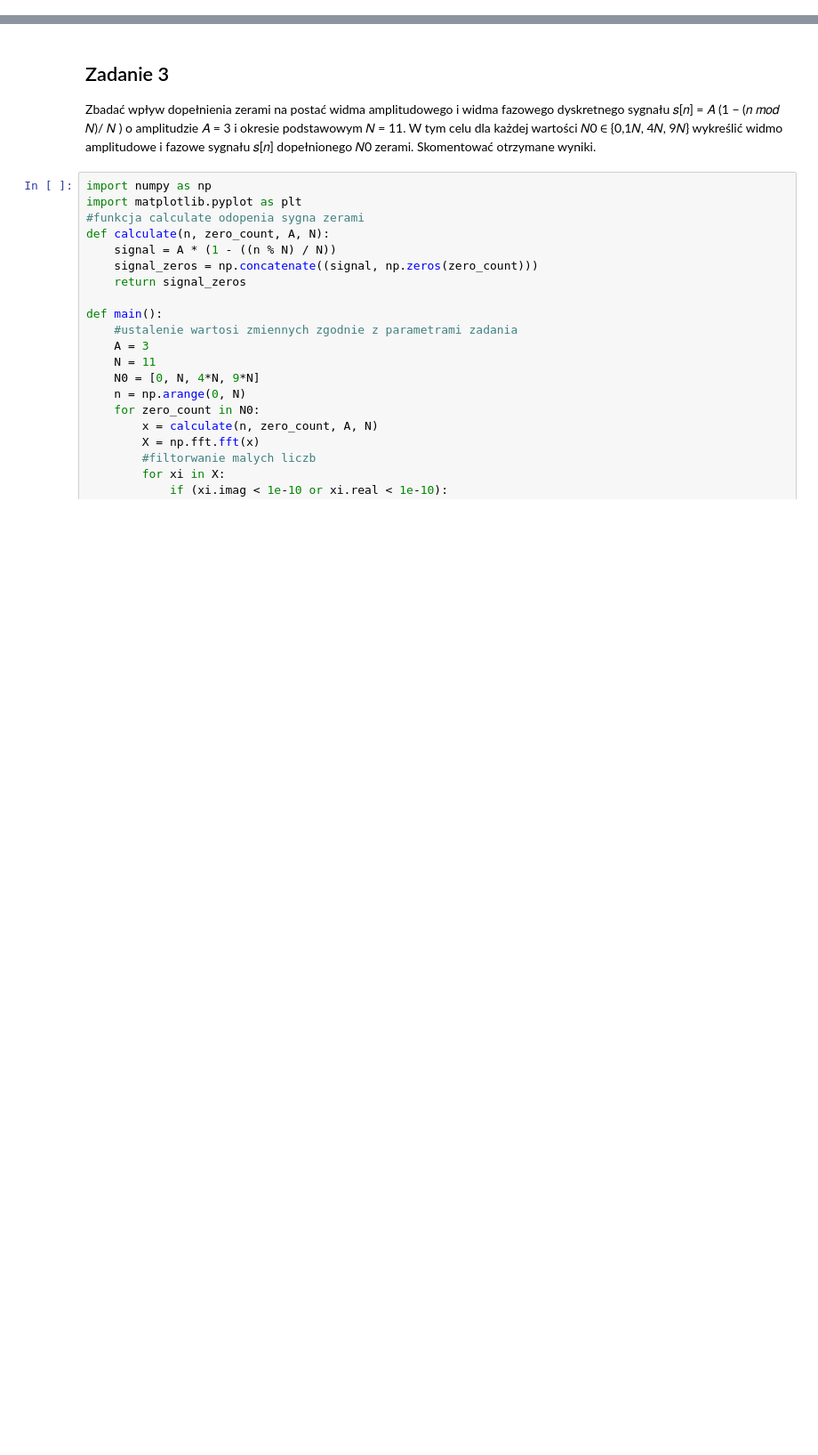
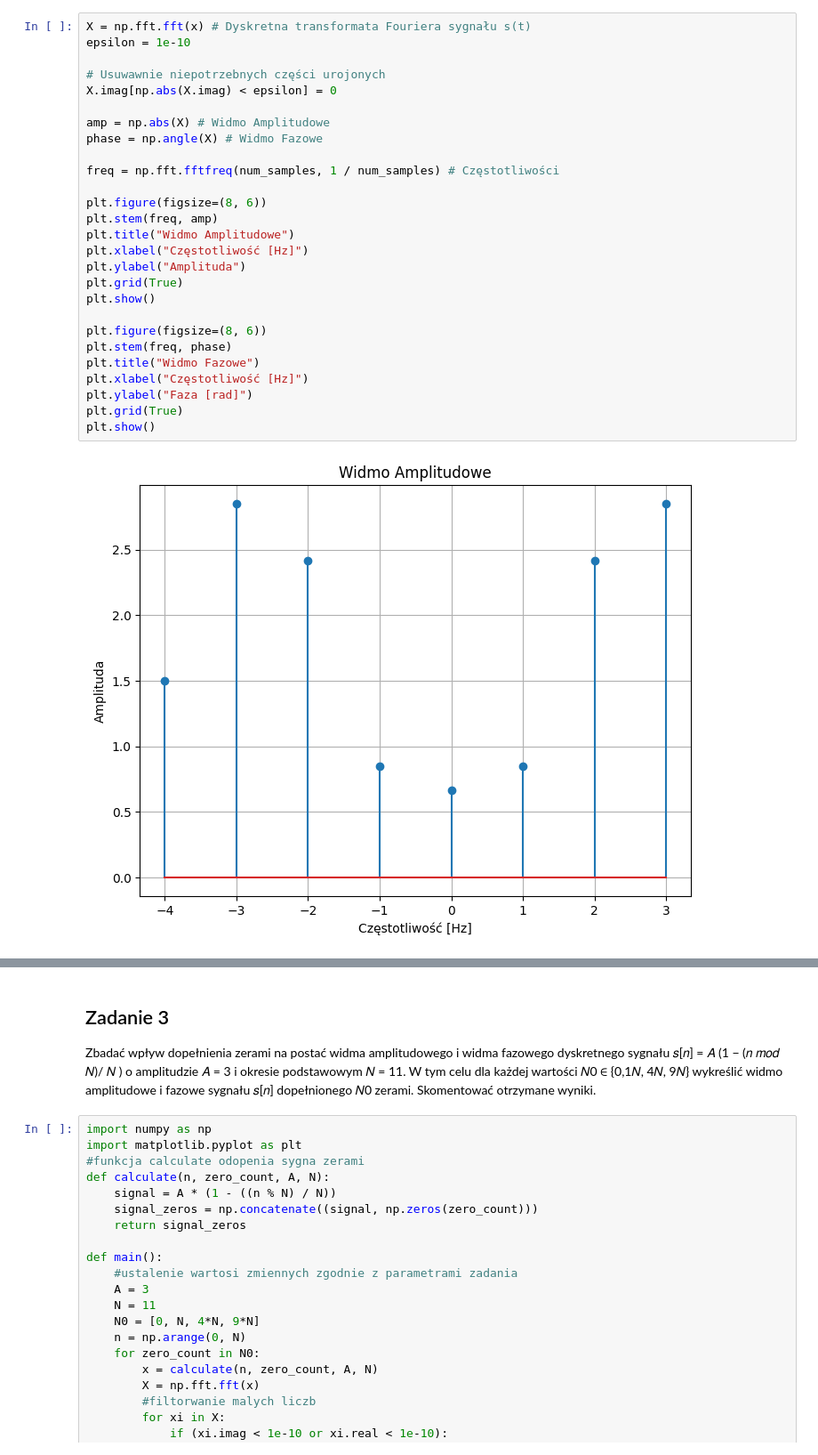
Before and after one commit to alewand/wmm-exercises, a Jupyter notebook: exercise-1/107_Żelazko_Lewandowski.ipynb, the cells around one changed output, grey strips where cells are left out. Shown: that part at 89% size. Cells and saved outputs as stored; diff of their text form; blank space fills up the shorter version.

```diff
--- a/exercise-1/107_Żelazko_Lewandowski.ipynb
+++ b/exercise-1/107_Żelazko_Lewandowski.ipynb
@@ -0,0 +34,29 @@
+# %%
+X = np.fft.fft(x) # Dyskretna transformata Fouriera sygnału s(t)
+epsilon = 1e-10
+
+# Usuwawnie niepotrzebnych części urojonych
+X.imag[np.abs(X.imag) < epsilon] = 0
+
+amp = np.abs(X) # Widmo Amplitudowe
+phase = np.angle(X) # Widmo Fazowe
+
+freq = np.fft.fftfreq(num_samples, 1 / num_samples) # Częstotliwości
+
+plt.figure(figsize=(8, 6))
+plt.stem(freq, amp)
+plt.title("Widmo Amplitudowe")
+plt.xlabel("Częstotliwość [Hz]")
+plt.ylabel("Amplituda")
+plt.grid(True)
+plt.show()
+
+plt.figure(figsize=(8, 6))
+plt.stem(freq, phase)
+plt.title("Widmo Fazowe")
+plt.xlabel("Częstotliwość [Hz]")
+plt.ylabel("Faza [rad]")
+plt.grid(True)
+plt.show()
+# %% [output]
+[figure, added]
```
Also changed, not shown: parts of 11 cells of this notebook, 1 other file.
